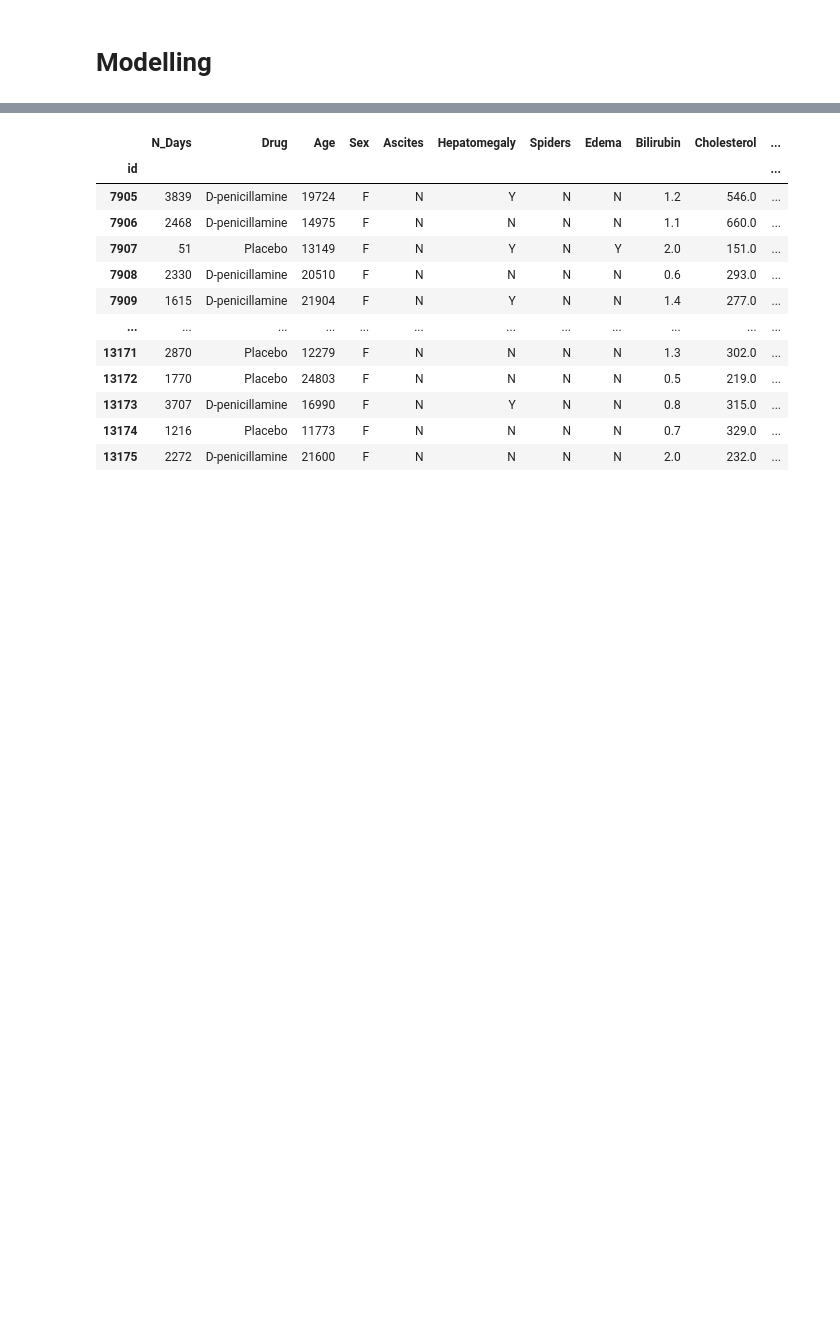
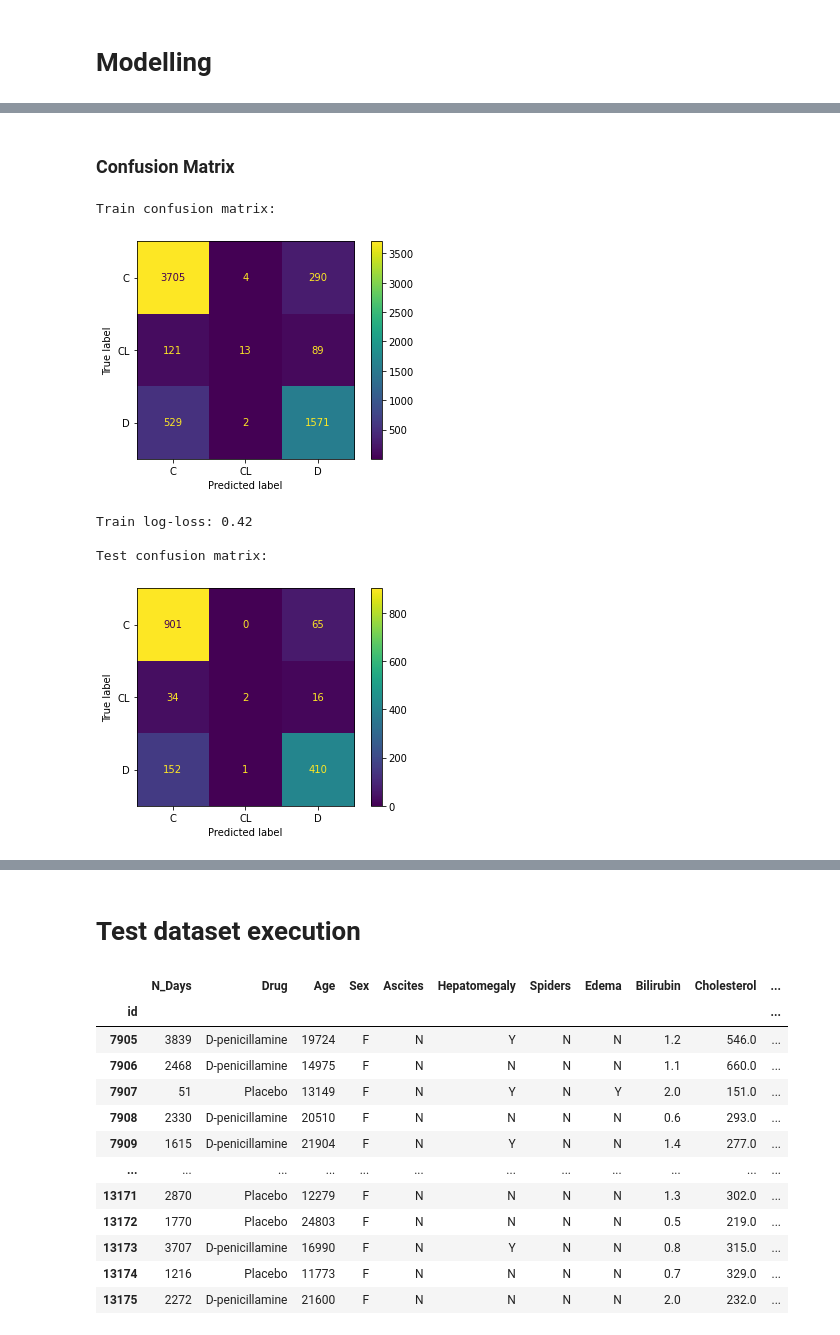
Before and after one commit to emsjoac2002/Kaggle_Playground_s3e26, a Jupyter notebook: Untitled.ipynb, the cells around one changed output, grey strips where cells are left out. Cells and saved outputs as stored; diff of their text form; code cells hidden in the pictures; blank space fills up the shorter version.

```diff
--- a/Untitled.ipynb
+++ b/Untitled.ipynb
@@ -381,8 +389,8 @@ def transform_df(df,pipeline,pipeline_list,test = False):
 # %% [markdown]
 # Modelling
 # %%
-from sklearn.model_selection import GridSearchCV
-from xgboost import XGBClassifier
+import optuna
+optuna.logging.set_verbosity(optuna.logging.WARNING)
 
 import warnings
 warnings.filterwarnings("ignore")
@@ -391,14 +399,12 @@ df = pd.read_csv('train.csv')
 df.drop("id",axis = 1, inplace = True)
 # %%
 power_list = ["Copper","Alk_Phos","Cholesterol","Tryglicerides","Bilirubin","Prothrombin","SGOT"]
-standard_list = ["Albumin","Platelets"]
-minmax_list = ["Age","N_Days"]
+minmax_list = ["Albumin","Platelets","Age","N_Days"]
 
-total_transf_cols = power_list + standard_list + minmax_list
+total_transf_cols = power_list + minmax_list
 
 preproc_pipeline = ColumnTransformer([
     ("skewed_transform",PowerTransformer(),power_list),
-    ("normal_transform",StandardScaler(),standard_list),
     ("minmax_transform",MinMaxScaler(),minmax_list)
 ])
 # %%
@@ -408,3 +412,3 @@ status_output = [col for col in X.columns if "Status" in col]
 # %%
-X_train, X_test, y_train, y_test = train_test_split(X.drop(status_output,axis = 1), X[status_output],
+X_train, X_test, y_train, y_test = train_test_split(X.drop("Status",axis = 1), X["Status"],
                                                     test_size=0.2, random_state=42)
@@ -454,0 +450,4 @@ best_model = grid_search.best_estimator_
+# %%
+best_model = XGBClassifier(**study_xgb.best_params)
+
+best_model.fit(X_train,y_train)
@@ -454,0 +468,40 @@ best_model = grid_search.best_estimator_
+# %% [markdown]
+### Confusion Matrix
+# %%
+from sklearn.metrics import confusion_matrix
+from sklearn.metrics import ConfusionMatrixDisplay
+
+print("Train confusion matrix:")
+
+cm = confusion_matrix(y_train, pd.Series(best_model.predict(X_train),index = y_train.index))
+
+conf_matrix = ConfusionMatrixDisplay(cm,display_labels = ["C", "CL", "D"])
+
+conf_matrix.plot()
+
+plt.show()
+
+predictions = best_model.predict(X_test)
+
+print(f"Train log-loss: {log_loss(y_train,best_model.predict_proba(X_train)):.2f}")
+print("")
+
+print("Test confusion matrix:")
+
+cm = confusion_matrix(y_test, pd.Series(predictions,index = y_test.index))
+
+conf_matrix = ConfusionMatrixDisplay(cm,display_labels = ["C", "CL", "D"])
+
+conf_matrix.plot()
+
+plt.show()
+
+print("")
+print(f"Test log-loss: {log_loss(y_test,best_model.predict_proba(X_test)):.2f}")
+# %% [output]
+Train confusion matrix:
+[figure, added]
+Train log-loss: 0.42
+
+Test confusion matrix:
+[figure, added]
@@ -455,3 +509,5 @@ best_model = grid_search.best_estimator_
+# %% [markdown]
+# Test dataset execution
 # %%
 df_test = pd.read_csv('test.csv')
 # %%
```
Also changed, not shown: parts of 47 cells of this notebook.
